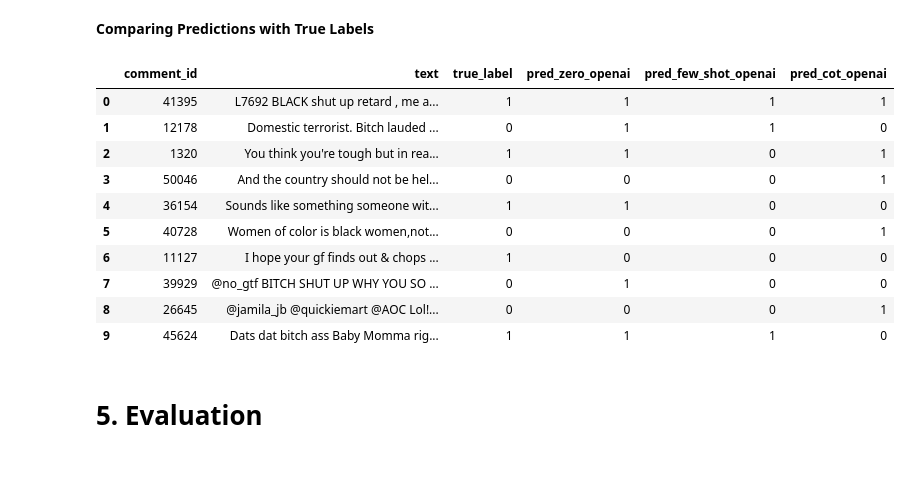
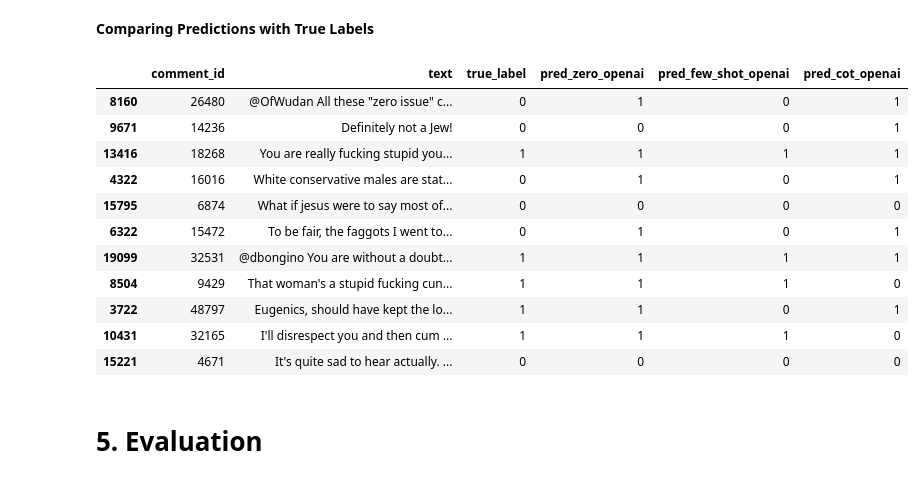
Before and after one commit to AugustBjerg/NLP-exam, a Jupyter notebook: notebooks/NLP_EXAM_FINAL_v1.ipynb, the cells around one changed output. Drawn from its saved outputs; the diff is of its cells as text; code cells hidden in the pictures.

```diff
--- a/notebooks/NLP_EXAM_FINAL_v1.ipynb
+++ b/notebooks/NLP_EXAM_FINAL_v1.ipynb
@@ -876,7 +848,11 @@ weighted avg     0.7706    0.7706    0.7706      4142
 # %% [markdown]
 # 4. LLM
 # %%
-llm_df = filtered_df[['comment_id', 'text', 'is_hate_speech']].copy()
+# (optional) subset the data to speed up testing
+data_proportion = 0.0025
+
+subset_df = filtered_df.sample(frac=data_proportion)
+llm_df = subset_df[['comment_id', 'text', 'is_hate_speech']].copy()
 
 llm_df
 # %% [output]
@@ -1099,7 +1084,7 @@ def _classify_grok(prompt: str) -> str:
 
 🚨 **Do so by changing the LLM_BACKEND variable underneath** 🚨
 # %%
-LLM_BACKEND = "openai"   # or "deepseek" or "grok"
+LLM_BACKEND = "grok"   # or "deepseek" or "grok"
 
 def classify_with_llm(prompt: str) -> str:
     if LLM_BACKEND == "openai":
@@ -1194,9 +1179,9 @@ def run_classification(df, template_fn, classify_fn):
     return np.array(preds)
 
 # Example: assuming `sample_df` is defined
-simple_preds   = run_classification(sample_df, zero_shot_template, classify_with_llm)
-few_shot_preds = run_classification(sample_df, few_shot_template, classify_with_llm)
-cot_preds      = run_classification(sample_df, cot_3_template, classify_with_llm)
+simple_preds   = run_classification(test_df, zero_shot_template, classify_with_llm)
+few_shot_preds = run_classification(test_df, few_shot_template, classify_with_llm)
+cot_preds      = run_classification(test_df, cot_3_template, classify_with_llm)
 # %% [markdown]
 ## 4.6 Results
 # %%
@@ -1235,51 +1220,56 @@ llm_results_df
 # %% [markdown]
 **Comparing Predictions with True Labels**
 # %%
+import os
+from pathlib import Path # TODO: move to top
+
+# Set the project root to the parent of this file
+PROJECT_ROOT = Path().resolve().parent
+
 # 1. Copy your sample (or full test) DataFrame
-comp_df = sample_df.copy()
+comp_df = test_df.copy()
 
 # 2. Add numeric preds
 comp_df['pred_simple'] = to_numeric(simple_preds)
 comp_df['pred_few']    = to_numeric(few_shot_preds)
 comp_df['pred_cot']    = to_numeric(cot_preds)
 
 # 3. (Optional) turn 0/1 back into yes/no strings
 # comp_df['pred_simple_str'] = np.where(comp_df['pred_simple']==1, 'yes', 'no')
 # comp_df['pred_few_str']    = np.where(comp_df['pred_few']==1,    'yes', 'no')
 # comp_df['pred_cot_str']    = np.where(comp_df['pred_cot']==1,    'yes', 'no')
 
 # 4. Rename your true‐label column to something easy
 comp_df = comp_df.rename(columns={'is_hate_speech': 'true_label'})
 
-
-
 # 5. See the full thing
 comp_df[['comment_id','text', 'true_label',
                'pred_simple', 'pred_few', 'pred_cot']]
 
 comp_df = comp_df.rename(columns={
     'pred_simple': f'pred_zero_{LLM_BACKEND}',
     'pred_few': f'pred_few_shot_{LLM_BACKEND}',
     'pred_cot': f'pred_cot_{LLM_BACKEND}'
 })
 
 timestamp = time.strftime("%Y%m%d-%H%M%S")
 
-comp_df.to_csv(f'./outputs/hate_speech_predictions_{LLM_BACKEND}_{timestamp}.csv', index=False)
+comp_df.to_csv(f'{PROJECT_ROOT}/outputs/hate_speech_predictions_{LLM_BACKEND}_{timestamp}.csv', index=False)
 
 comp_df
 # %% [output]
 |  | comment_id | text | true_label | pred_zero_openai | pred_few_shot_openai | pred_cot_openai |
-| 0 | 41395 | L7692 BLACK shut up retard , me a... | 1 | 1 | 1 | 1 |
-| 1 | 12178 | Domestic terrorist. Bitch lauded ... | 0 | 1 | 1 | 0 |
-| 2 | 1320 | You think you're tough but in rea... | 1 | 1 | 0 | 1 |
-| 3 | 50046 | And the country should not be hel... | 0 | 0 | 0 | 1 |
-| 4 | 36154 | Sounds like something someone wit... | 1 | 1 | 0 | 0 |
-| 5 | 40728 | Women of color is black women,not... | 0 | 0 | 0 | 1 |
-| 6 | 11127 | I hope your gf finds out & chops ... | 1 | 0 | 0 | 0 |
-| 7 | 39929 | @no_gtf BITCH SHUT UP WHY YOU SO ... | 0 | 1 | 0 | 0 |
-| 8 | 26645 | @jamila_jb @quickiemart @AOC Lol!... | 0 | 0 | 0 | 1 |
-| 9 | 45624 | Dats dat bitch ass Baby Momma rig... | 1 | 1 | 1 | 0 |
+| 8160 | 26480 | @OfWudan All these "zero issue" c... | 0 | 1 | 0 | 1 |
+| 9671 | 14236 | Definitely not a Jew! | 0 | 0 | 0 | 1 |
+| 13416 | 18268 | You are really fucking stupid you... | 1 | 1 | 1 | 1 |
+| 4322 | 16016 | White conservative males are stat... | 0 | 1 | 0 | 1 |
+| 15795 | 6874 | What if jesus were to say most of... | 0 | 0 | 0 | 0 |
+| 6322 | 15472 | To be fair, the faggots I went to... | 0 | 1 | 0 | 1 |
+| 19099 | 32531 | @dbongino You are without a doubt... | 1 | 1 | 1 | 1 |
+| 8504 | 9429 | That woman's a stupid fucking cun... | 1 | 1 | 1 | 0 |
+| 3722 | 48797 | Eugenics, should have kept the lo... | 1 | 1 | 0 | 1 |
+| 10431 | 32165 | I'll disrespect you and then cum ... | 1 | 1 | 1 | 0 |
+| 15221 | 4671 | It's quite sad to hear actually. ... | 0 | 0 | 0 | 0 |
 # %%
 from sklearn.metrics import confusion_matrix, ConfusionMatrixDisplay
 
```
Also changed, not shown: parts of 7 cells of this notebook, 1 other file.
